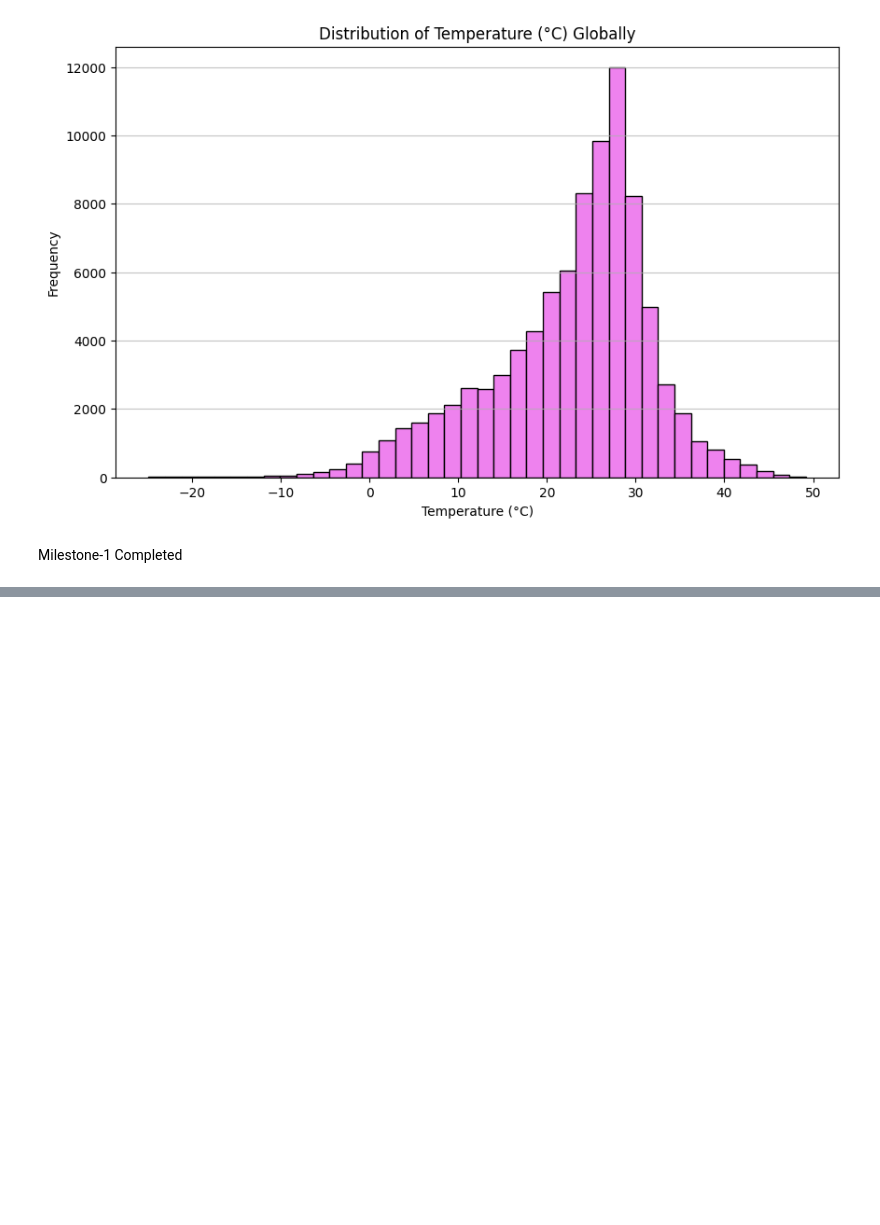
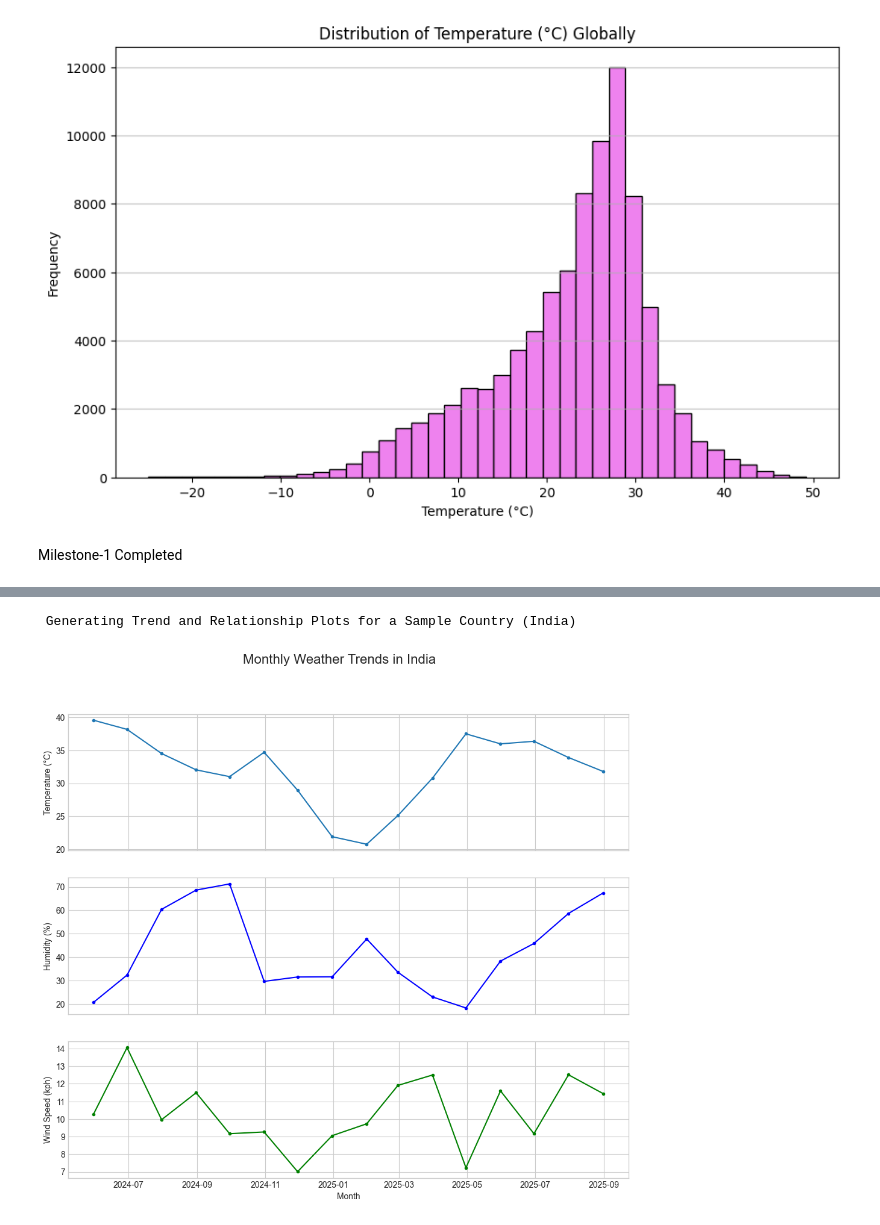
Before and after one commit to kushmita-yadav/DV-Climatescope-Kushmita, a Jupyter notebook: mls-1.climatescope.ipynb, the cells around one changed output, grey strips where cells are left out. Saved outputs shown, nothing was run; the diff lists cells and outputs as text; code cells hidden in the pictures; blank space fills up the shorter version.

```diff
--- a/mls-1.climatescope.ipynb
+++ b/mls-1.climatescope.ipynb
@@ -300,0 +475,23 @@ Milestone-1 Completed
+# %%
+#Line Charts & Scatter Plots (Seasonal Patterns & Trends)
+print("\n Generating Trend and Relationship Plots for a Sample Country (India)")
+country_to_analyze = 'India'
+country_data = monthly_averages_table[monthly_averages_table['country'] == country_to_analyze]
+
+# Line chart to show trends for Temperature, Humidity, and Wind Speed
+fig, axes = plt.subplots(3, 1, figsize=(12, 10), sharex=True)
+fig.suptitle(f'Monthly Weather Trends in {country_to_analyze}', fontsize=16)
+axes[0].plot(country_data['last_updated'], country_data['temperature_celsius'], marker='.', linestyle='-')
+axes[0].set_ylabel("Temperature (°C)")
+axes[0].grid(True)
+axes[1].plot(country_data['last_updated'], country_data['humidity'], marker='.', linestyle='-', color='b')
+axes[1].set_ylabel("Humidity (%)")
+axes[1].grid(True)
+axes[2].plot(country_data['last_updated'], country_data['wind_kph'], marker='.', linestyle='-', color='g')
+axes[2].set_ylabel("Wind Speed (kph)")
+axes[2].set_xlabel("Month")
+axes[2].grid(True)
+plt.show()
+# %% [output]
+ Generating Trend and Relationship Plots for a Sample Country (India)
+[figure, added]
```
Also changed, not shown: parts of 21 cells of this notebook.
